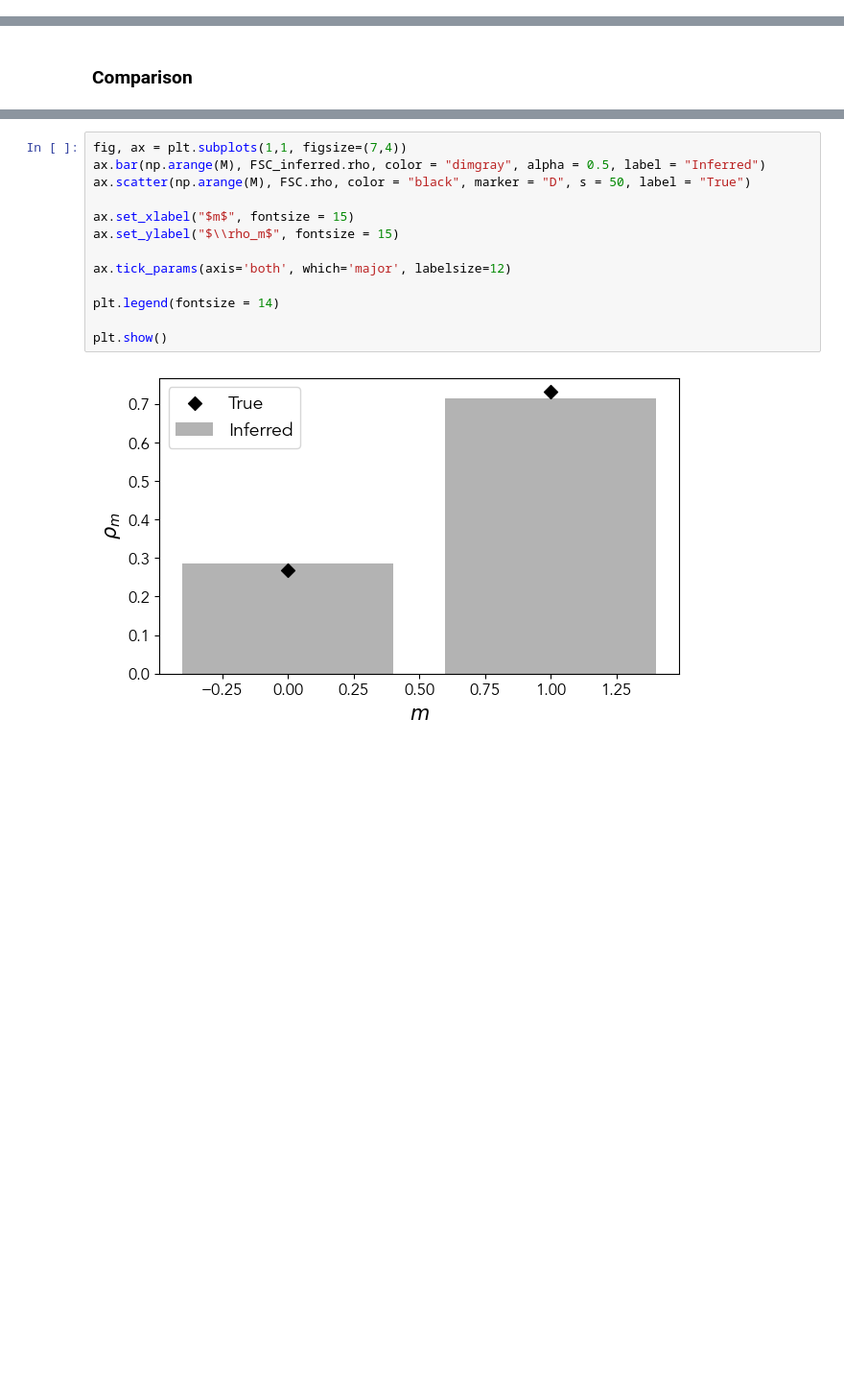
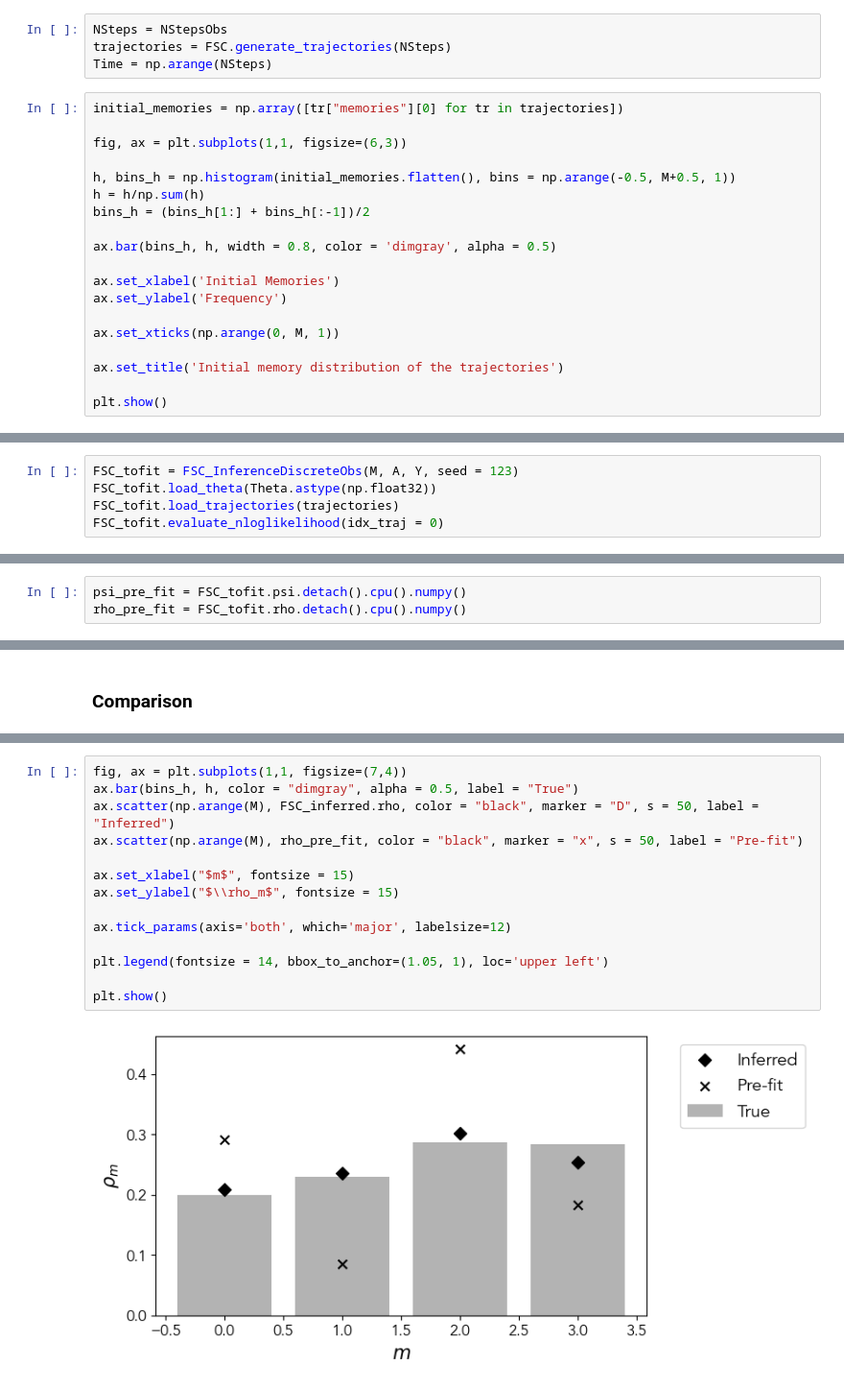
Before and after one commit to giorgionicoletti/InferenceFSCs, a Jupyter notebook: notebooks/FSC_OneStepTrajectory.ipynb, the cells around one changed output, grey strips where cells are left out. Shown at 96% size. Cells and saved outputs as stored; diff of their text form; blank space fills up the shorter version.

```diff
--- a/notebooks/FSC_OneStepTrajectory.ipynb
+++ b/notebooks/FSC_OneStepTrajectory.ipynb
@@ -98,0 +263,23 @@ tensor(0.6199, device='mps:0', grad_fn=<SubBackward0>)
+# %%
+NSteps = NStepsObs
+trajectories = FSC.generate_trajectories(NSteps)
+Time = np.arange(NSteps)
+# %%
+initial_memories = np.array([tr["memories"][0] for tr in trajectories])
+
+fig, ax = plt.subplots(1,1, figsize=(6,3))
+
+h, bins_h = np.histogram(initial_memories.flatten(), bins = np.arange(-0.5, M+0.5, 1))
+h = h/np.sum(h)
+bins_h = (bins_h[1:] + bins_h[:-1])/2
+
+ax.bar(bins_h, h, width = 0.8, color = 'dimgray', alpha = 0.5)
+
+ax.set_xlabel('Initial Memories')
+ax.set_ylabel('Frequency')
+
+ax.set_xticks(np.arange(0, M, 1))
+
+ax.set_title('Initial memory distribution of the trajectories')
+
+plt.show()
@@ -98,0 +294,5 @@ tensor(0.6199, device='mps:0', grad_fn=<SubBackward0>)
+# %%
+FSC_tofit = FSC_InferenceDiscreteObs(M, A, Y, seed = 123)
+FSC_tofit.load_theta(Theta.astype(np.float32))
+FSC_tofit.load_trajectories(trajectories)
+FSC_tofit.evaluate_nloglikelihood(idx_traj = 0)
@@ -99,3 +301,6 @@ tensor(0.6199, device='mps:0', grad_fn=<SubBackward0>)
+# %%
+psi_pre_fit = FSC_tofit.psi.detach().cpu().numpy()
+rho_pre_fit = FSC_tofit.rho.detach().cpu().numpy()
 # %%
 tloss, vloss = FSC_tofit.optimize_psionly(NEpochs = 20, NBatch = 100, lr = 0.1, gamma = 0.9)
 # %% [output]
@@ -126,15 +331,16 @@ Initializing FSC with 2 memory states, 2 actions, and 2 observations.
 # %%
 fig, ax = plt.subplots(1,1, figsize=(7,4))
-ax.bar(np.arange(M), FSC_inferred.rho, color = "dimgray", alpha = 0.5, label = "Inferred")
-ax.scatter(np.arange(M), FSC.rho, color = "black", marker = "D", s = 50, label = "True")
+ax.bar(bins_h, h, color = "dimgray", alpha = 0.5, label = "True")
+ax.scatter(np.arange(M), FSC_inferred.rho, color = "black", marker = "D", s = 50, label = "Inferred")
+ax.scatter(np.arange(M), rho_pre_fit, color = "black", marker = "x", s = 50, label = "Pre-fit")
 
 ax.set_xlabel("$m$", fontsize = 15)
 ax.set_ylabel("$\\rho_m$", fontsize = 15)
 
 ax.tick_params(axis='both', which='major', labelsize=12)
 
-plt.legend(fontsize = 14)
+plt.legend(fontsize = 14, bbox_to_anchor=(1.05, 1), loc='upper left')
 
 plt.show()
 # %% [output]
-[figure, old version]
+[figure, new version]
```
Also changed, not shown: parts of 54 cells of this notebook, 5 other files.
